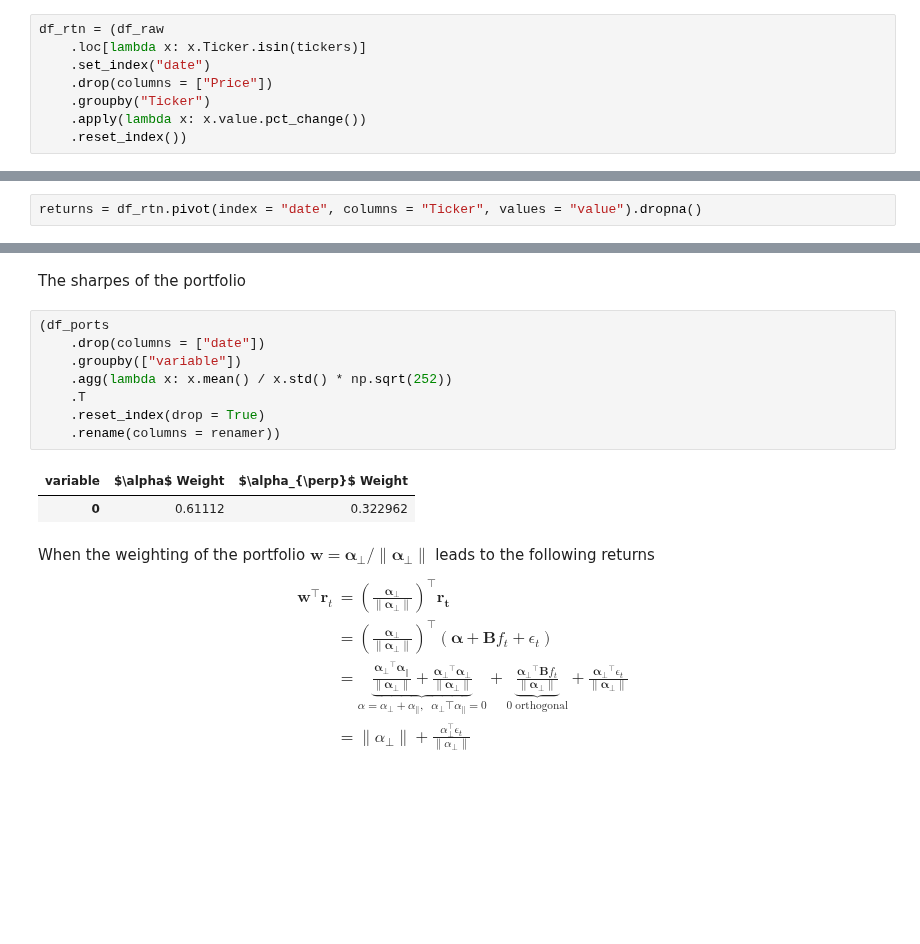
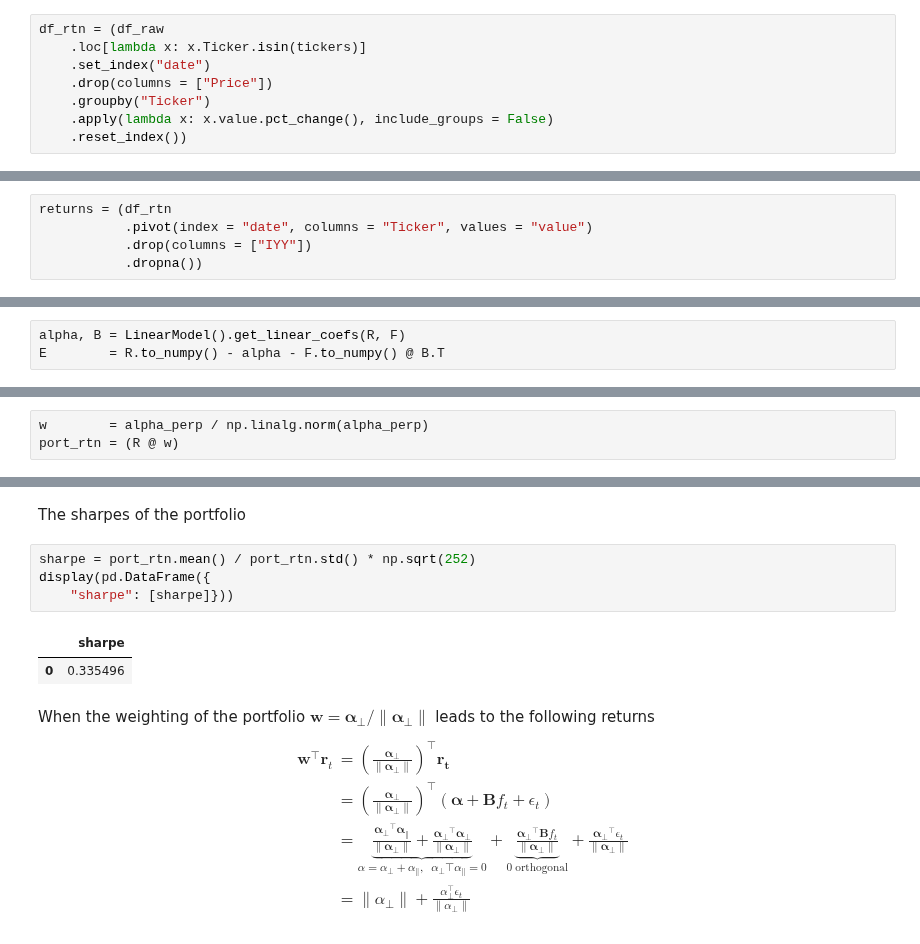
Before and after one commit to diegodalvarez/EQI, a Jupyter notebook: Chapter 4 - Linear Model of Returns.ipynb, the cells around one changed output, grey strips where cells are left out. Drawn from its saved outputs; the diff is of its cells as text; blank space fills up the shorter version.

```diff
--- a/Chapter 4 - Linear Model of Returns.ipynb
+++ b/Chapter 4 - Linear Model of Returns.ipynb
@@ -33,7 +33,7 @@ df_rtn = (df_raw
     .set_index("date")
     .drop(columns = ["Price"])
     .groupby("Ticker")
-    .apply(lambda x: x.value.pct_change())
+    .apply(lambda x: x.value.pct_change(), include_groups = False)
     .reset_index())
 # %%
 alpha_renamer = {
@@ -53,7 +62,10 @@ Then covariance matrix can be written as
 \mathbf{\Omega_r} = \mathbf{B}\mathbf{\Omega}_f \mathbf{B}^\intercal + \mathbf{\Omega}_\epsilon
 \end{equation}
 # %%
-returns = df_rtn.pivot(index = "date", columns = "Ticker", values = "value").dropna()
+returns = (df_rtn
+           .pivot(index = "date", columns = "Ticker", values = "value")
+           .drop(columns = ["IYY"])
+           .dropna())
 # %%
 F = returns[["SPY", "QQQ"]]
 R = returns.drop(columns = ["SPY", "QQQ"])
@@ -70,3 +72,6 @@ E = R.to_numpy() - X @ coef
+# %%
+alpha, B = LinearModel().get_linear_coefs(R, F)
+E        = R.to_numpy() - alpha - F.to_numpy() @ B.T
 # %%
 OmegaF = np.cov(F.to_numpy(), rowvar = False)
 OmegaE = np.cov(E, rowvar = False)
@@ -230,0 +168,3 @@ plt.show()
+# %%
+w        = alpha_perp / np.linalg.norm(alpha_perp)
+port_rtn = (R @ w)
@@ -231,16 +186,12 @@ plt.show()
 # %% [markdown]
 The sharpes of the portfolio
 # %%
-(df_ports
-    .drop(columns = ["date"])
-    .groupby(["variable"])
-    .agg(lambda x: x.mean() / x.std() * np.sqrt(252))
-    .T
-    .reset_index(drop = True)
-    .rename(columns = renamer))
+sharpe = port_rtn.mean() / port_rtn.std() * np.sqrt(252)
+display(pd.DataFrame({
+    "sharpe": [sharpe]}))
 # %% [output]
-| variable | $\alpha$ Weight | $\alpha_{\perp}$ Weight |
-| 0 | 0.61112 | 0.322962 |
+|  | sharpe |
+| 0 | 0.335496 |
 # %% [markdown]
 When the weighting of the portfolio $\mathbf{w} = \mathbf{\alpha_{\perp}}/\lVert \mathbf{\alpha_{\perp}} \rVert$ leads to the following returns
 \begin{align}
```
Also changed, not shown: parts of 21 cells of this notebook, 2 other files.
